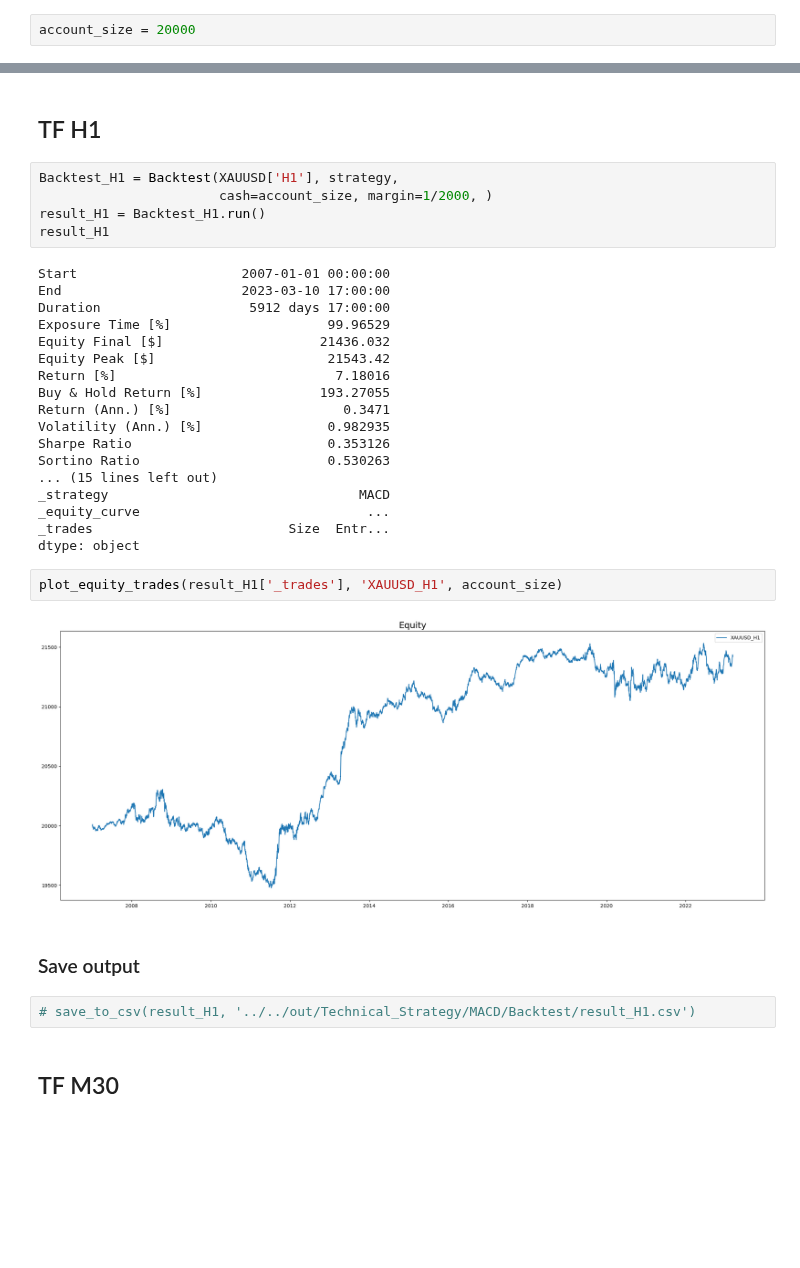
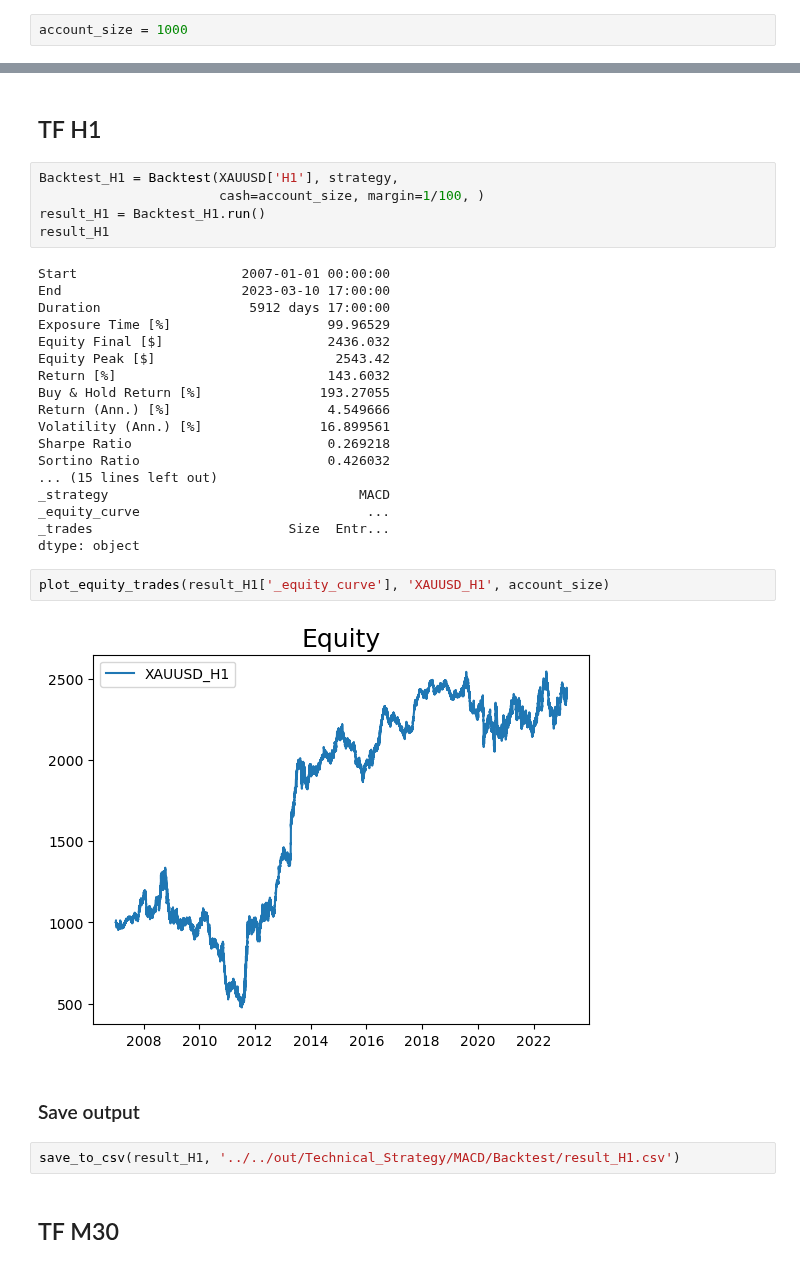
Before and after one commit to Kittipong91/XAUUSD_algorithmic_trading, a Jupyter notebook: Technical_Strategy/Strategy+11+-+MACD/Strategy+11+-+MACD - Backtesting.ipynb, the cells around one changed output, grey strips where cells are left out. Cells and saved outputs as stored; diff of their text form; blank space fills up the shorter version.

```diff
--- a/Technical_Strategy/Strategy+11+-+MACD/Strategy+11+-+MACD - Backtesting.ipynb
+++ b/Technical_Strategy/Strategy+11+-+MACD/Strategy+11+-+MACD - Backtesting.ipynb
@@ -36,7 +36,7 @@ memory usage: 236.4 KB
 # %%
 strategy = MACD
 # %%
-account_size = 20000
+account_size = 1000
 # %% [markdown]
 # Backtest each time frame
 # %% [markdown]
@@ -108,7 +108,7 @@ plot_equity_trades(result_H4['_trades'], 'XAUUSD_H4' , account_size)
 ## TF H1
 # %%
 Backtest_H1 = Backtest(XAUUSD['H1'], strategy,
-                       cash=account_size, margin=1/2000, )
+                       cash=account_size, margin=1/100, )
 result_H1 = Backtest_H1.run()
 result_H1
 # %% [output]
@@ -116,27 +116,27 @@ Start                     2007-01-01 00:00:00
 End                       2023-03-10 17:00:00
 Duration                   5912 days 17:00:00
 Exposure Time [%]                    99.96529
-Equity Final [$]                    21436.032
-Equity Peak [$]                      21543.42
-Return [%]                            7.18016
+Equity Final [$]                     2436.032
+Equity Peak [$]                       2543.42
+Return [%]                           143.6032
 Buy & Hold Return [%]               193.27055
-Return (Ann.) [%]                      0.3471
-Volatility (Ann.) [%]                0.982935
-Sharpe Ratio                         0.353126
-Sortino Ratio                        0.530263
+Return (Ann.) [%]                    4.549666
+Volatility (Ann.) [%]               16.899561
+Sharpe Ratio                         0.269218
+Sortino Ratio                        0.426032
 ... (15 lines left out)
 _strategy                                MACD
 _equity_curve                             ...
 _trades                         Size  Entr...
 dtype: object
 # %%
-plot_equity_trades(result_H1['_trades'], 'XAUUSD_H1', account_size)
+plot_equity_trades(result_H1['_equity_curve'], 'XAUUSD_H1', account_size)
 # %% [output]
-[figure, old version]
+[figure, new version]
 # %% [markdown]
 ### Save output
 # %%
-# save_to_csv(result_H1, '../../out/Technical_Strategy/MACD/Backtest/result_H1.csv')
+save_to_csv(result_H1, '../../out/Technical_Strategy/MACD/Backtest/result_H1.csv')
 # %% [markdown]
 ## TF M30
 # %%
```
Also changed, not shown: parts of 3 cells of this notebook, 2 other files.
